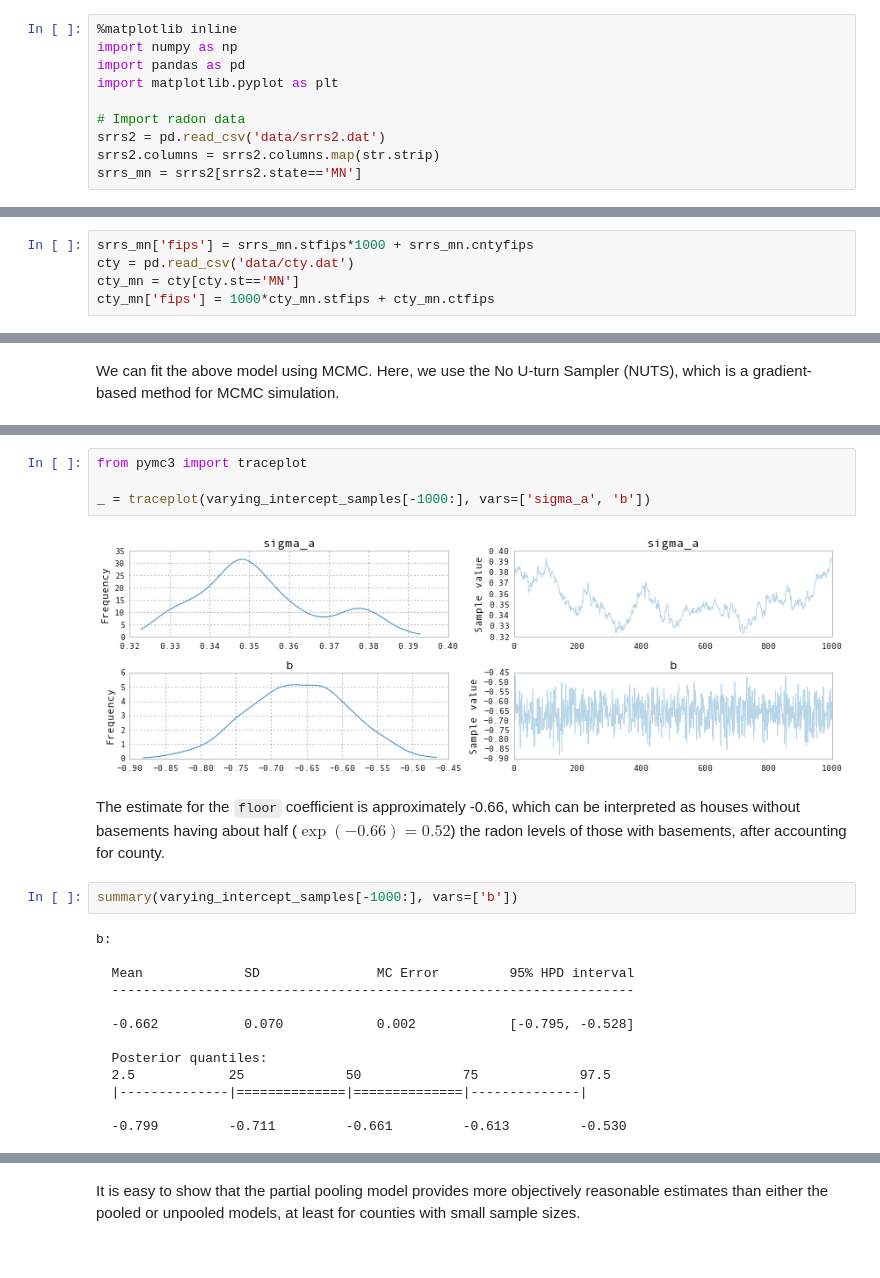
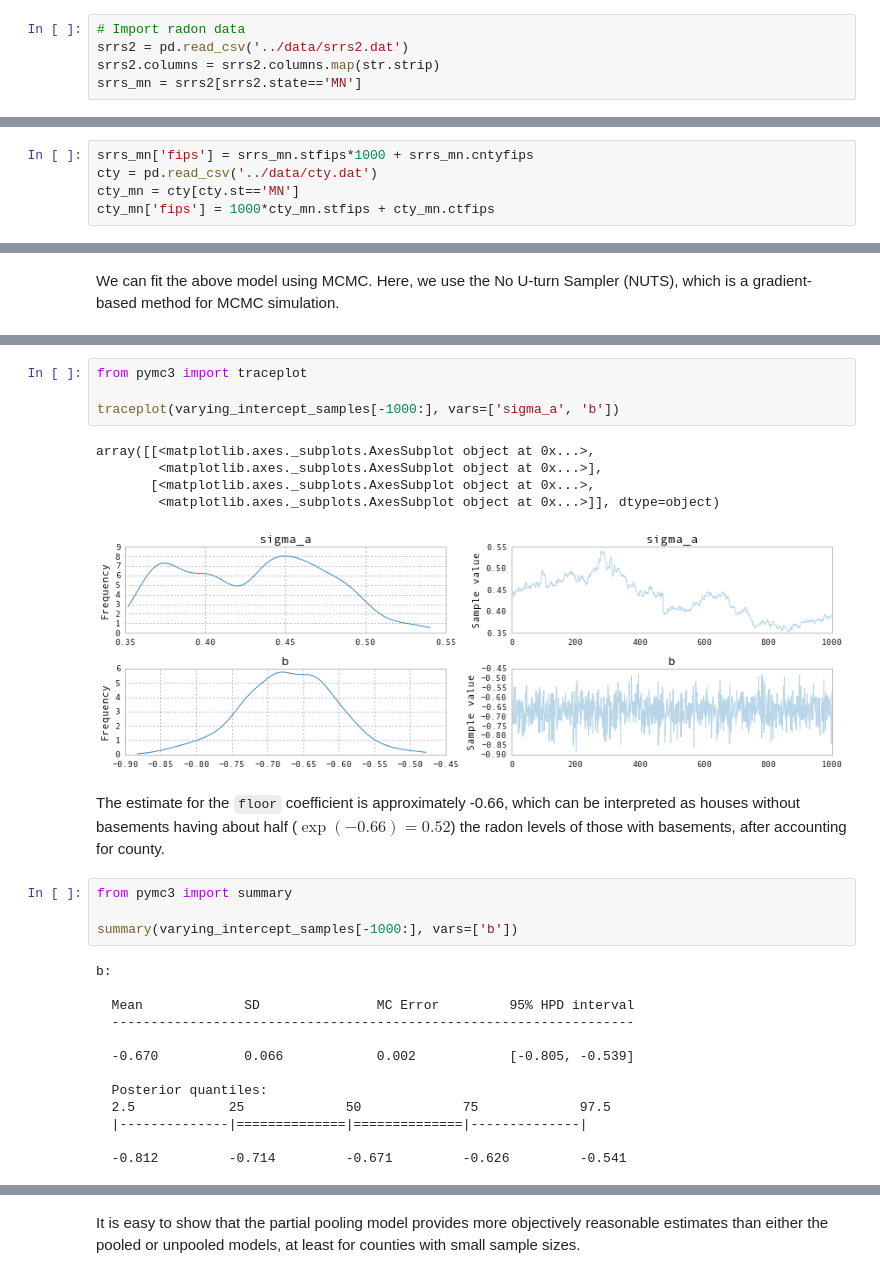
Before and after one commit to fonnesbeck/multilevel_modeling, a Jupyter notebook: multilevel_modeling.ipynb, the cells around one changed output, grey strips where cells are left out. Cells and saved outputs as stored; diff of their text form.

```diff
--- a/multilevel_modeling.ipynb
+++ b/multilevel_modeling.ipynb
@@ -44,19 +47,14 @@ The hierarchy in this example is households within county.
 # %% [markdown]
 First, we import the data from a local file, and extract Minnesota's data.
 # %%
-%matplotlib inline
-import numpy as np
-import pandas as pd
-import matplotlib.pyplot as plt
-
 # Import radon data
-srrs2 = pd.read_csv('data/srrs2.dat')
+srrs2 = pd.read_csv('../data/srrs2.dat')
 srrs2.columns = srrs2.columns.map(str.strip)
 srrs_mn = srrs2[srrs2.state=='MN']
 # %% [markdown]
 Next, obtain the county-level predictor, uranium, by combining two variables.
 # %%
 srrs_mn['fips'] = srrs_mn.stfips*1000 + srrs_mn.cntyfips
-cty = pd.read_csv('data/cty.dat')
+cty = pd.read_csv('../data/cty.dat')
 cty_mn = cty[cty.st=='MN']
 cty_mn['fips'] = 1000*cty_mn.stfips + cty_mn.ctfips
@@ -365,12 +349,18 @@ forestplot(varying_intercept_samples, vars=['a'])
 # %%
 from pymc3 import traceplot
 
-_ = traceplot(varying_intercept_samples[-1000:], vars=['sigma_a', 'b'])
+traceplot(varying_intercept_samples[-1000:], vars=['sigma_a', 'b'])
 # %% [output]
+array([[<matplotlib.axes._subplots.AxesSubplot object at 0x...>,
+        <matplotlib.axes._subplots.AxesSubplot object at 0x...>],
+       [<matplotlib.axes._subplots.AxesSubplot object at 0x...>,
+        <matplotlib.axes._subplots.AxesSubplot object at 0x...>]], dtype=object)
-[figure, old version]
+[figure, new version]
 # %% [markdown]
 The estimate for the `floor` coefficient is approximately -0.66, which can be interpreted as houses without basements having about half ($\exp(-0.66) = 0.52$) the radon levels of those with basements, after accounting for county.
 # %%
+from pymc3 import summary
+
 summary(varying_intercept_samples[-1000:], vars=['b'])
 # %% [output]
 b:
@@ -378,13 +368,13 @@ b:
   Mean             SD               MC Error         95% HPD interval
   -------------------------------------------------------------------
 
-  -0.662           0.070            0.002            [-0.795, -0.528]
+  -0.670           0.066            0.002            [-0.805, -0.539]
 
   Posterior quantiles:
   2.5            25             50             75             97.5
   |--------------|==============|==============|--------------|
 
-  -0.799         -0.711         -0.661         -0.613         -0.530
+  -0.812         -0.714         -0.671         -0.626         -0.541
 # %%
 xvals = np.arange(2)
 bp = varying_intercept_samples['a'].mean(axis=0)
```
Also changed, not shown: parts of 28 cells of this notebook.
